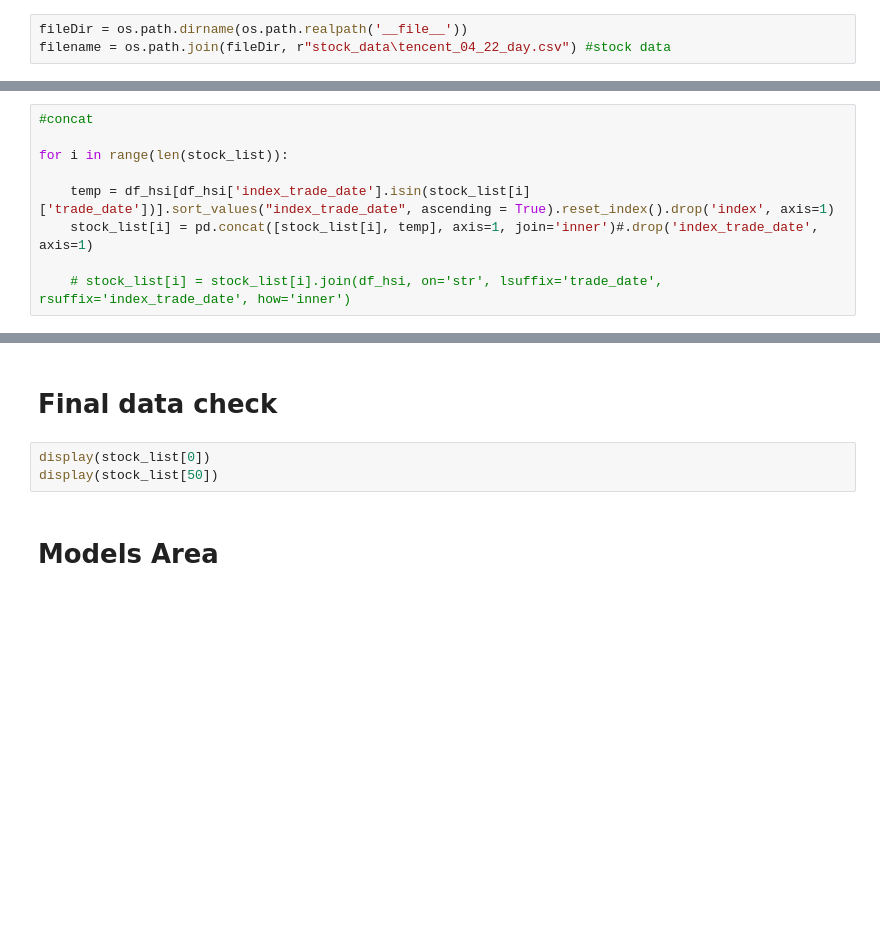
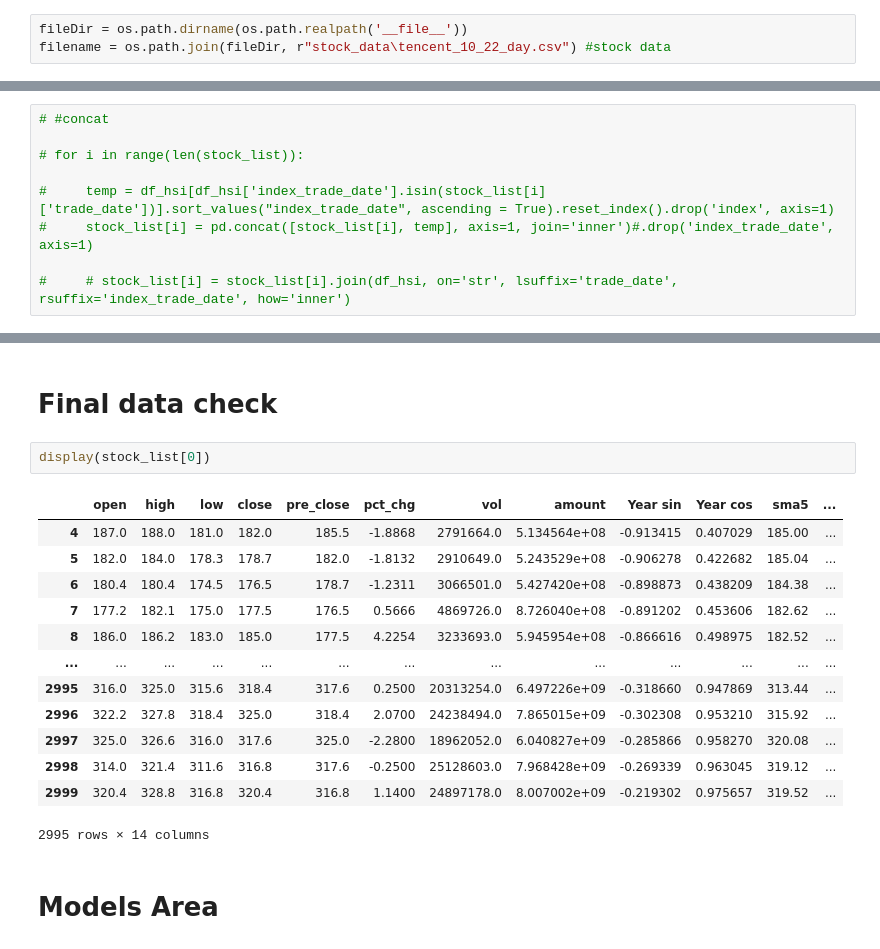
Before and after one commit to vincent05r/Stock_models, a Jupyter notebook: LSTM_hk_test.ipynb, the cells around one changed output, grey strips where cells are left out. Saved outputs shown, nothing was run; the diff lists cells and outputs as text; blank space fills up the shorter version.

```diff
--- a/LSTM_hk_test.ipynb
+++ b/LSTM_hk_test.ipynb
@@ -48,7 +48,7 @@ data_log_csv_path = "training_log/tencent_t1.csv"
 tf_log_dir = "logs/LSTM_stocks/"
 # %%
 fileDir = os.path.dirname(os.path.realpath('__file__'))
-filename = os.path.join(fileDir, r"stock_data\tencent_04_22_day.csv") #stock data
+filename = os.path.join(fileDir, r"stock_data\tencent_10_22_day.csv") #stock data
 # %%
 drop_list = ['change']
 
@@ -120,10 +146,10 @@ display(txp)
 # %%
-#concat
+# #concat
 
-for i in range(len(stock_list)):
+# for i in range(len(stock_list)):
 
-    temp = df_hsi[df_hsi['index_trade_date'].isin(stock_list[i]['trade_date'])].sort_values("index_trade_date", ascending = True).reset_index().drop('index', axis=1)
-    stock_list[i] = pd.concat([stock_list[i], temp], axis=1, join='inner')#.drop('index_trade_date', axis=1)
+#     temp = df_hsi[df_hsi['index_trade_date'].isin(stock_list[i]['trade_date'])].sort_values("index_trade_date", ascending = True).reset_index().drop('index', axis=1)
+#     stock_list[i] = pd.concat([stock_list[i], temp], axis=1, join='inner')#.drop('index_trade_date', axis=1)
 
-    # stock_list[i] = stock_list[i].join(df_hsi, on='str', lsuffix='trade_date', rsuffix='index_trade_date', how='inner')
+#     # stock_list[i] = stock_list[i].join(df_hsi, on='str', lsuffix='trade_date', rsuffix='index_trade_date', how='inner')
 # %%
@@ -223,7 +309,20 @@ display(stock_list[0])
 # Final data check
 # %%
 display(stock_list[0])
-display(stock_list[50])
+# %% [output]
+|  | open | high | low | close | pre_close | pct_chg | vol | amount | Year sin | Year cos | sma5 | ... |
+| 4 | 187.0 | 188.0 | 181.0 | 182.0 | 185.5 | -1.8868 | 2791664.0 | 5.134564e+08 | -0.913415 | 0.407029 | 185.00 | ... |
+| 5 | 182.0 | 184.0 | 178.3 | 178.7 | 182.0 | -1.8132 | 2910649.0 | 5.243529e+08 | -0.906278 | 0.422682 | 185.04 | ... |
+| 6 | 180.4 | 180.4 | 174.5 | 176.5 | 178.7 | -1.2311 | 3066501.0 | 5.427420e+08 | -0.898873 | 0.438209 | 184.38 | ... |
+| 7 | 177.2 | 182.1 | 175.0 | 177.5 | 176.5 | 0.5666 | 4869726.0 | 8.726040e+08 | -0.891202 | 0.453606 | 182.62 | ... |
+| 8 | 186.0 | 186.2 | 183.0 | 185.0 | 177.5 | 4.2254 | 3233693.0 | 5.945954e+08 | -0.866616 | 0.498975 | 182.52 | ... |
+| ... | ... | ... | ... | ... | ... | ... | ... | ... | ... | ... | ... | ... |
+| 2995 | 316.0 | 325.0 | 315.6 | 318.4 | 317.6 | 0.2500 | 20313254.0 | 6.497226e+09 | -0.318660 | 0.947869 | 313.44 | ... |
+| 2996 | 322.2 | 327.8 | 318.4 | 325.0 | 318.4 | 2.0700 | 24238494.0 | 7.865015e+09 | -0.302308 | 0.953210 | 315.92 | ... |
+| 2997 | 325.0 | 326.6 | 316.0 | 317.6 | 325.0 | -2.2800 | 18962052.0 | 6.040827e+09 | -0.285866 | 0.958270 | 320.08 | ... |
+| 2998 | 314.0 | 321.4 | 311.6 | 316.8 | 317.6 | -0.2500 | 25128603.0 | 7.968428e+09 | -0.269339 | 0.963045 | 319.12 | ... |
+| 2999 | 320.4 | 328.8 | 316.8 | 320.4 | 316.8 | 1.1400 | 24897178.0 | 8.007002e+09 | -0.219302 | 0.975657 | 319.52 | ... |
+2995 rows × 14 columns
 # %% [markdown]
 # Models Area
 # %%
```
Also changed, not shown: parts of 14 cells of this notebook, 4 other files.
